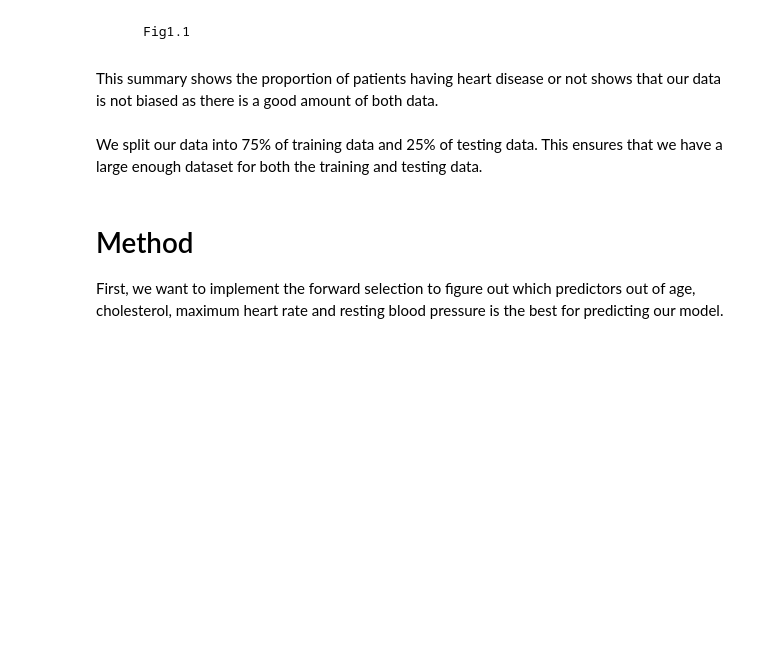
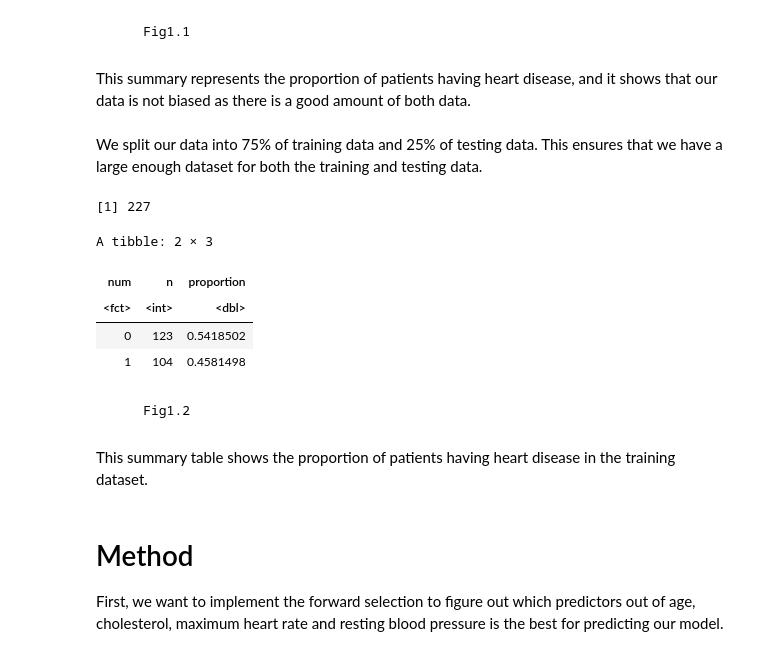
Before and after one commit to TracyGan/DSCI100, a Jupyter notebook: GroupReport.ipynb, the cells around one changed output. Cells and saved outputs as stored; diff of their text form; code cells hidden in the pictures; blank space fills up the shorter version.

```diff
--- a/GroupReport.ipynb
+++ b/GroupReport.ipynb
@@ -114,7 +97,7 @@ A tibble: 2 × 3
 # %% [markdown]
         Fig1.1
 # %% [markdown]
-This summary shows the proportion of patients having heart disease or not shows that our data is not biased as there is a good amount of both data.
+This summary represents the proportion of patients having heart disease, and it shows that our data is not biased as there is a good amount of both data.
 # %%
 set.seed(20)
 heart_split <- initial_split(heart_data, prop = 0.75, strata = num)
@@ -122,6 +105,25 @@ heart_train <- training(heart_split)
 heart_test <- testing(heart_split)
 # %% [markdown]
 We split our data into 75% of training data and 25% of testing data. This ensures that we have a large enough dataset for both the training and testing data.
+# %%
+nrow(heart_train)
+heart_proportion <- heart_train |>
+                    group_by(num) |>
+                    summarise(n=n()) |>
+                    mutate(proportion= n/227)
+
+heart_proportion
+# %% [output]
+[1] 227
+A tibble: 2 × 3
+| num | n | proportion |
+| <fct> | <int> | <dbl> |
+| 0 | 123 | 0.5418502 |
+| 1 | 104 | 0.4581498 |
+# %% [markdown]
+        Fig1.2
+# %% [markdown]
+This summary table shows the proportion of patients having heart disease in the training dataset.
 # %% [markdown]
 # Method
 First, we want to implement the forward selection to figure out which predictors out of age, cholesterol, maximum heart rate and resting blood pressure is the best for predicting our model.
```
Also changed, not shown: parts of 13 cells of this notebook.
